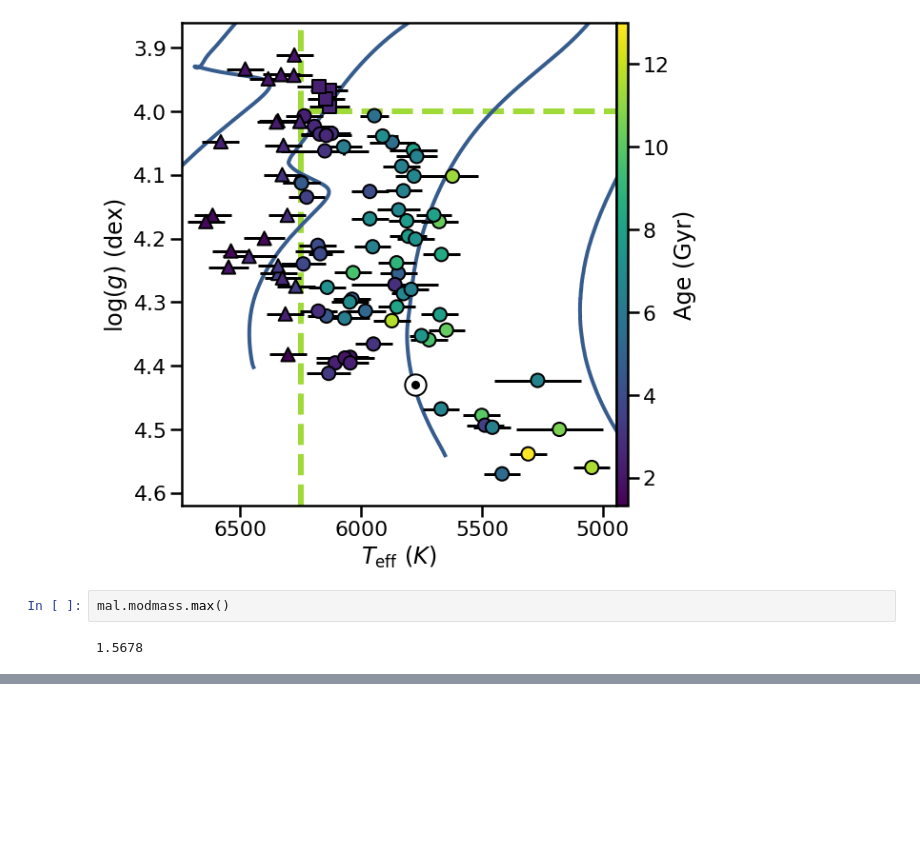
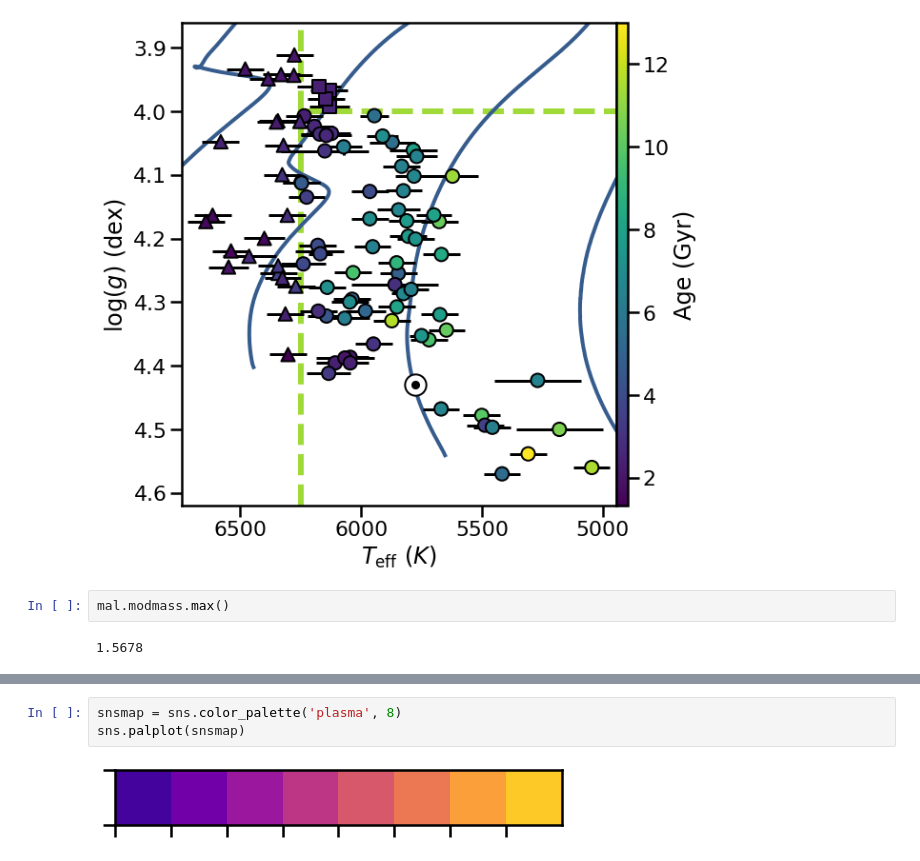
Before and after one commit to ojhall94/malatium, a Jupyter notebook: paper/plots.ipynb, the cells around one changed output, grey strips where cells are left out. Saved outputs shown, nothing was run; the diff lists cells and outputs as text; blank space fills up the shorter version.

```diff
--- a/paper/plots.ipynb
+++ b/paper/plots.ipynb
@@ -113,0 +245,5 @@ mal.modmass.max()
+# %%
+snsmap = sns.color_palette('plasma', 8)
+sns.palplot(snsmap)
+# %% [output]
+[figure, added]
```
Also changed, not shown: parts of 6 cells of this notebook.
